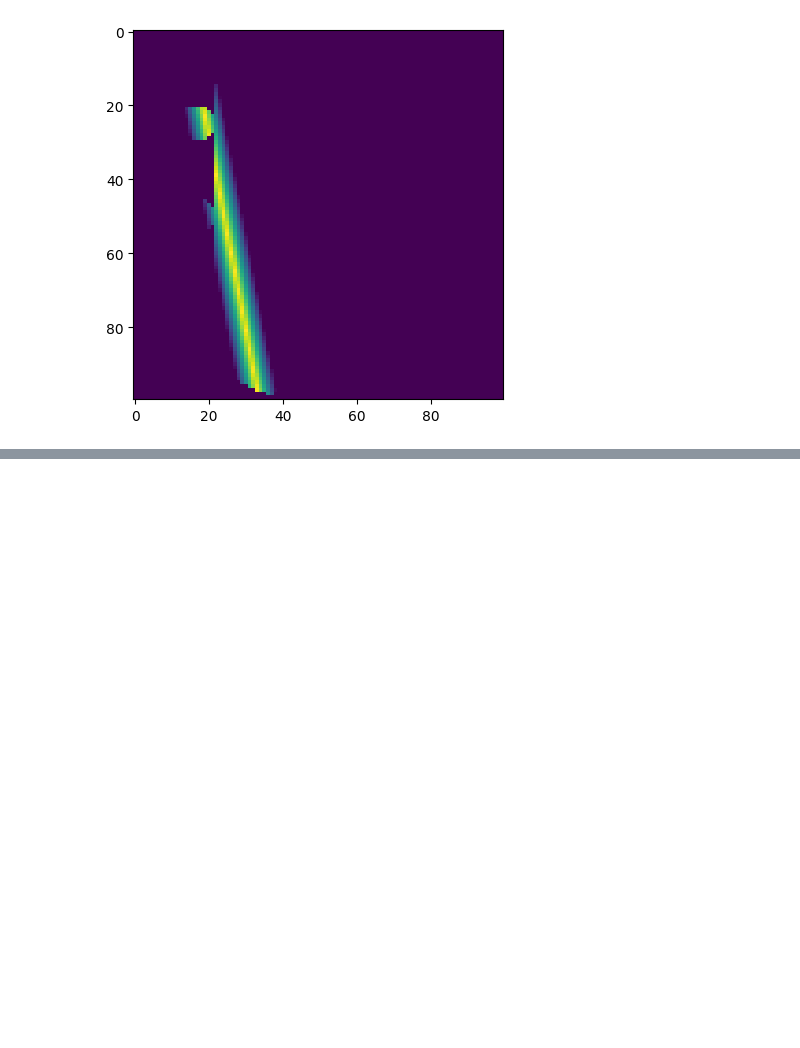
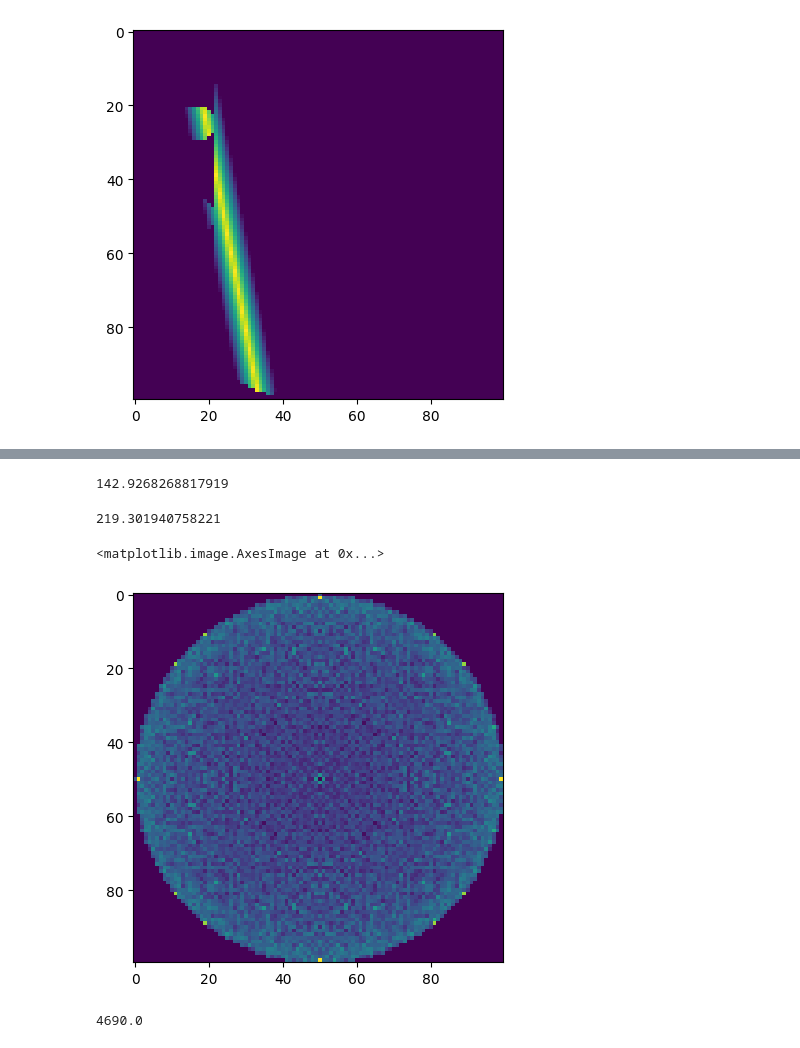
Before and after one commit to mitrydoug/string-art, a Jupyter notebook: notebooks/StringArt.ipynb, the cells around one changed output, grey strips where cells are left out. Cells and saved outputs as stored; diff of their text form; code cells hidden in the pictures; blank space fills up the shorter version.

```diff
--- a/notebooks/StringArt.ipynb
+++ b/notebooks/StringArt.ipynb
@@ -314,0 +398,19 @@ plt.imshow(A)
+# %%
+pix_inf[50,50]
+# %% [output]
+142.9268268817919
+# %%
+pix_inf[50, 2]
+# %% [output]
+219.301940758221
+# %%
+nz = (mask > 0).astype(int)
+max_dist=0.05
+MASK = np.maximum(0, 1 - mask / max_dist) * nz
+# %%
+pix_inf = MASK.sum(axis=1)
+pix_inf.resize(100, 100)
+plt.imshow(pix_inf)
+# %% [output]
+<matplotlib.image.AxesImage at 0x...>
+[figure, added]
@@ -314,0 +420,4 @@ plt.imshow(A)
+# %%
+weights.sum()
+# %% [output]
+4690.0
```
Also changed, not shown: parts of 23 cells of this notebook, 7 other files.
